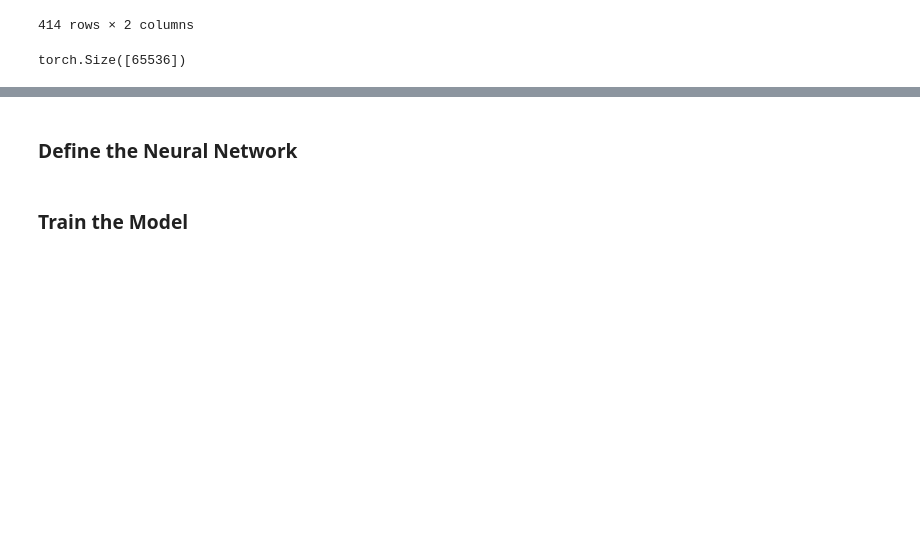
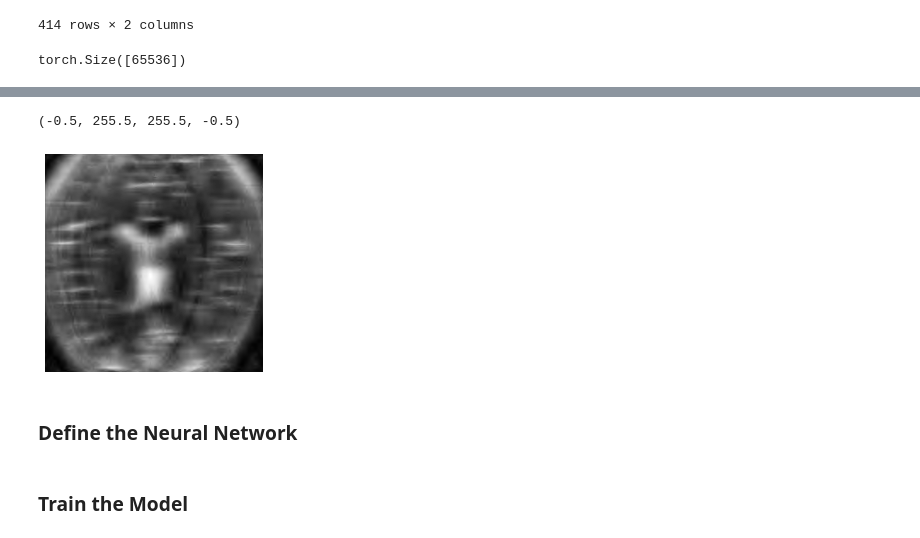
Before and after one commit to athornton1618/MRI_Compression, a Jupyter notebook: scripts/sparse_auto_encoder_cnn_colab.ipynb, the cells around one changed output, grey strips where cells are left out. Saved outputs shown, nothing was run; the diff lists cells and outputs as text; code cells hidden in the pictures; blank space fills up the shorter version.

```diff
--- a/scripts/sparse_auto_encoder_cnn_colab.ipynb
+++ b/scripts/sparse_auto_encoder_cnn_colab.ipynb
@@ -212,3 +221,9 @@ torch.Size([65536])
+# %%
+plt.imshow(np.abs(X_reconstruct), cmap='gray')
+plt.axis('off')
+# %% [output]
+(-0.5, 255.5, 255.5, -0.5)
+[figure, added]
 # %% [markdown]
 ### Define the Neural Network
 # %%
```
Also changed, not shown: parts of 8 cells of this notebook.
